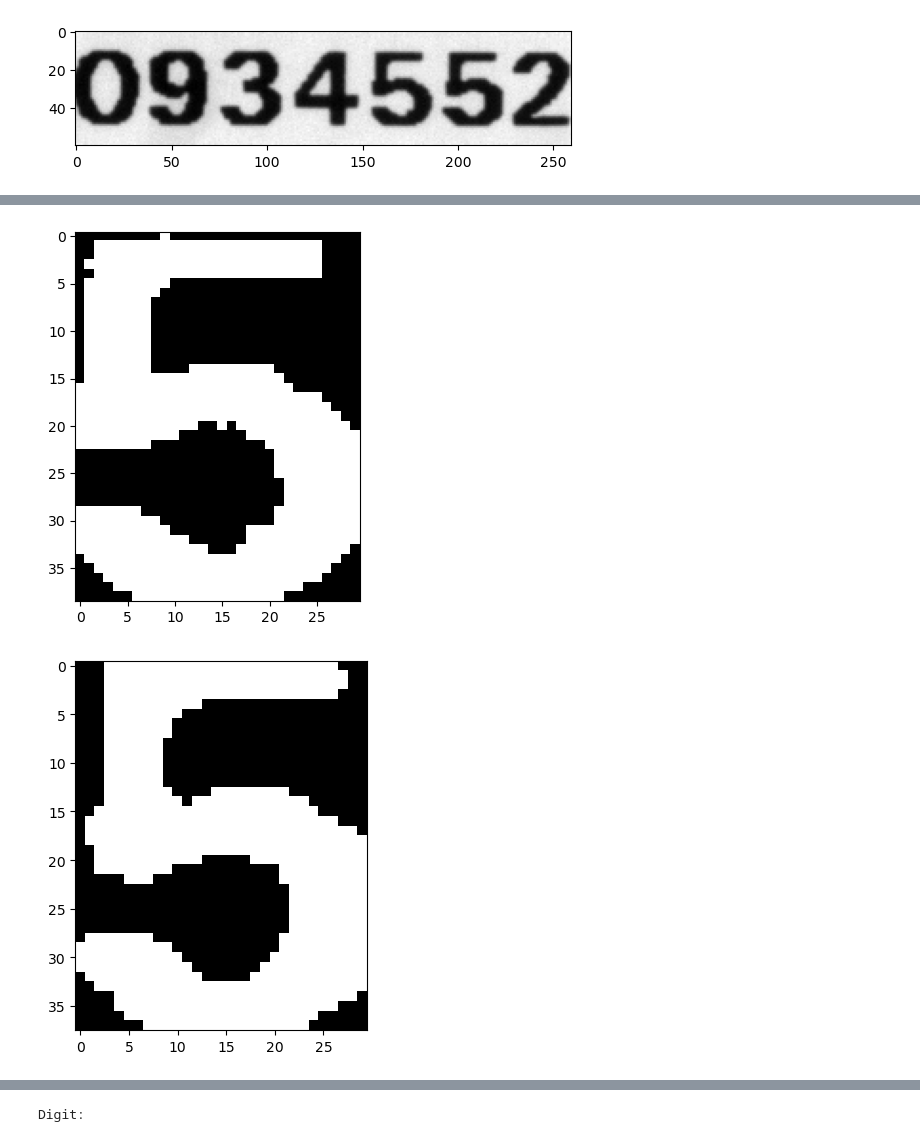
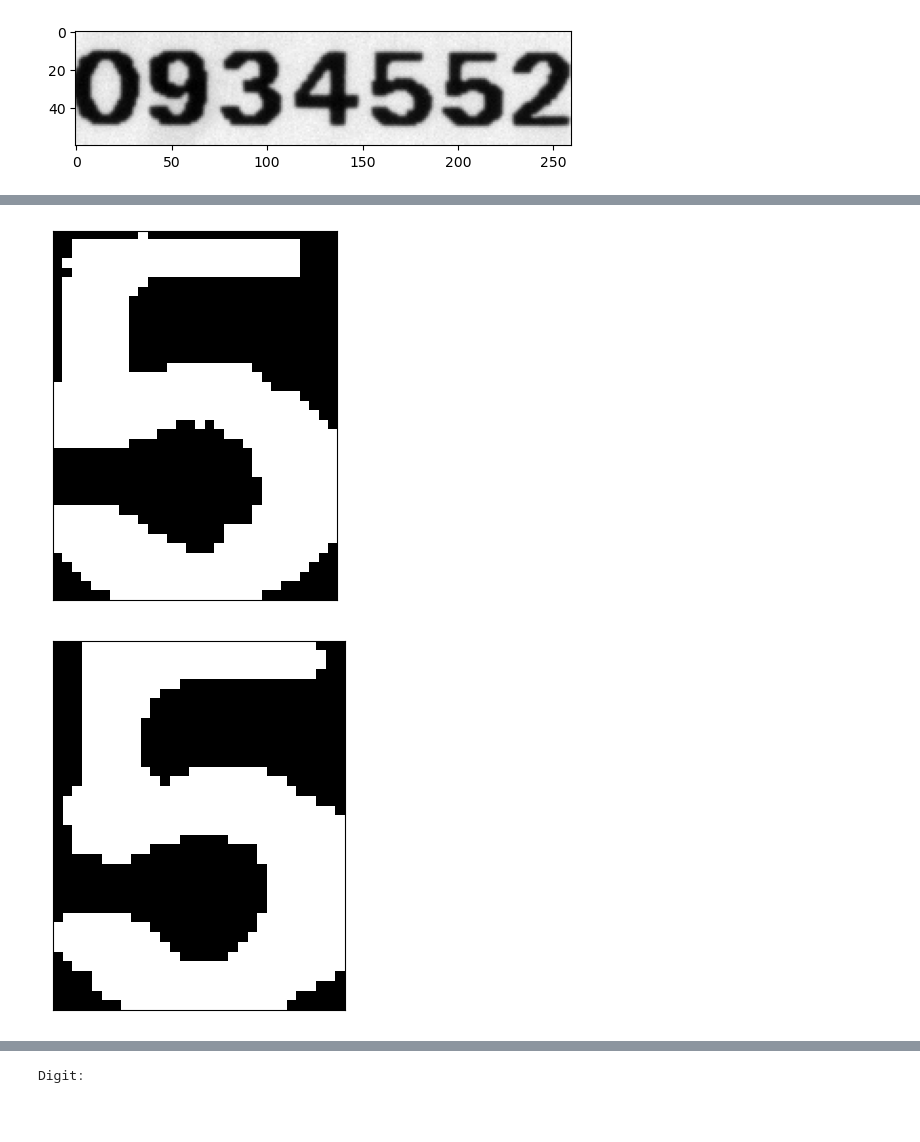
Before and after one commit to juliagartor/Project-Computer-Vision, a Jupyter notebook: ref_num_problem/ref_num_final.ipynb, the cells around one changed output, grey strips where cells are left out. Saved outputs shown, nothing was run; the diff lists cells and outputs as text; code cells hidden in the pictures; blank space fills up the shorter version.

```diff
--- a/ref_num_problem/ref_num_final.ipynb
+++ b/ref_num_problem/ref_num_final.ipynb
@@ -1,6 +1,13 @@
 # %%
 import cv2
 import matplotlib.pyplot as plt
+# %%
+def print_image(image): #define a function to print images in greyscale without axis
+    plt.imshow(image,cmap="gray")
+    ax = plt.gca()
+    ax.get_xaxis().set_visible(False)
+    ax.get_yaxis().set_visible(False)
+    plt.show()
 # %% [markdown]
 Original image provided:
 # %%
@@ -245,8 +253,12 @@ def eval_digits(digit,templates):
                     dig_cpy = cv2.copyMakeBorder(dig_cpy, left=0, right=0, top = int(h_diff/2)+1, bottom = int(h_diff/2), value=0, borderType=cv2.BORDER_CONSTANT)
 
         eval_digit[t]  = np.mean(dig_cpy == tem_cpy) #mean of how many match for that template
+        print(eval_digit[t])
+        print_image(dig_cpy)
+        print_image(tem_cpy)
+        print("")
+    match = np.where(eval_digit == np.max(eval_digit))[0][0] #number with bigger match
 
-    match = np.where(eval_digit == np.max(eval_digit))[0][0] #number with bigger match
     return eval_digit, templates[match], match
 # %%
 for digit in fin_digits:
@@ -883,6 +892,5 @@ for digit in digits:
     clean_digits.append(crop_to_edges(digit))
 
 for digit in clean_digits:
-    plt.imshow(digit,cmap="gray")
-    plt.show()
+    print_image(digit)
 # %% [output]
@@ -893,2 +901,2 @@ for digit in clean_digits:
-[figure, old version]
+[figure, new version]
-[figure, old version]
+[figure, new version]
```
Also changed, not shown: parts of 5 cells of this notebook, 2 other files.
